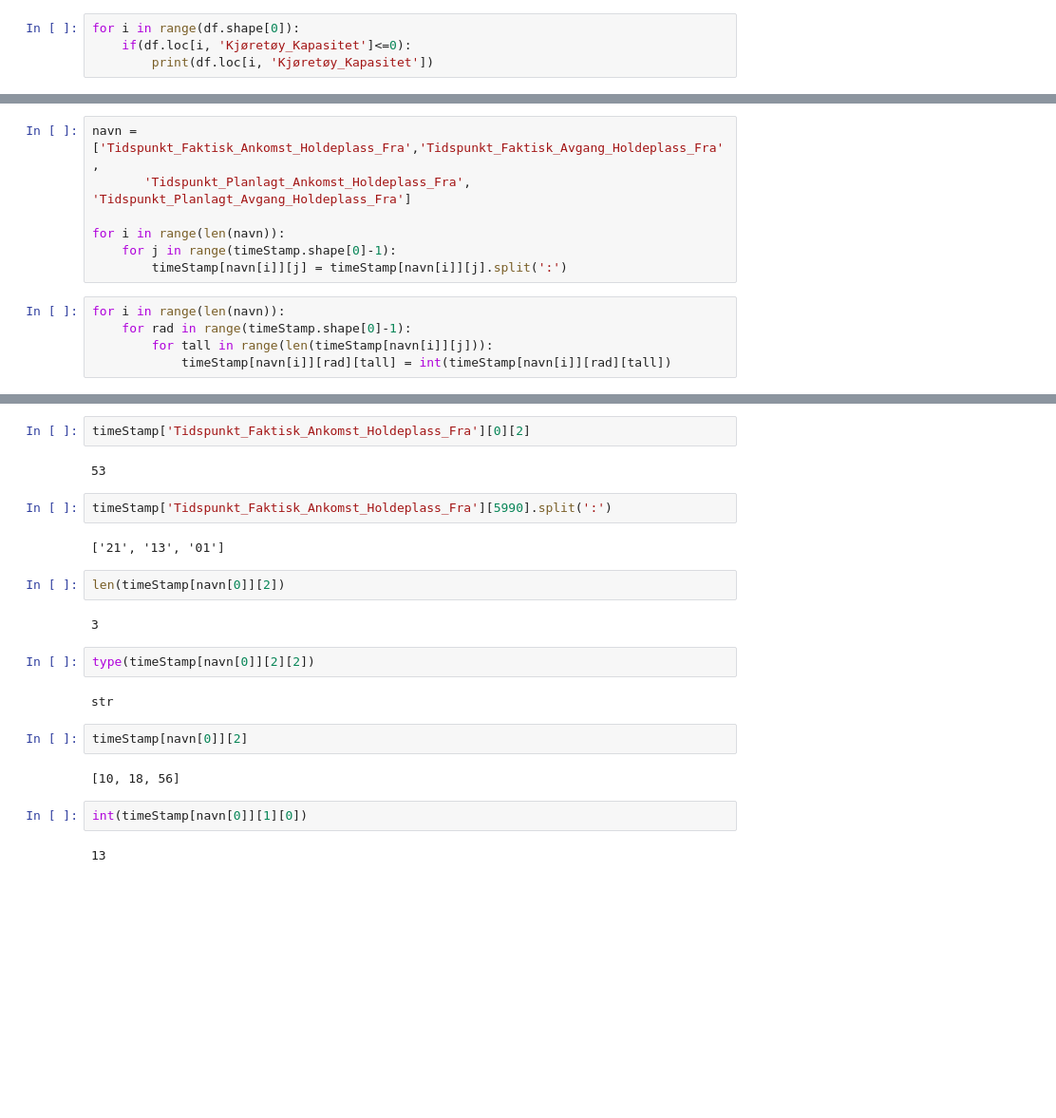
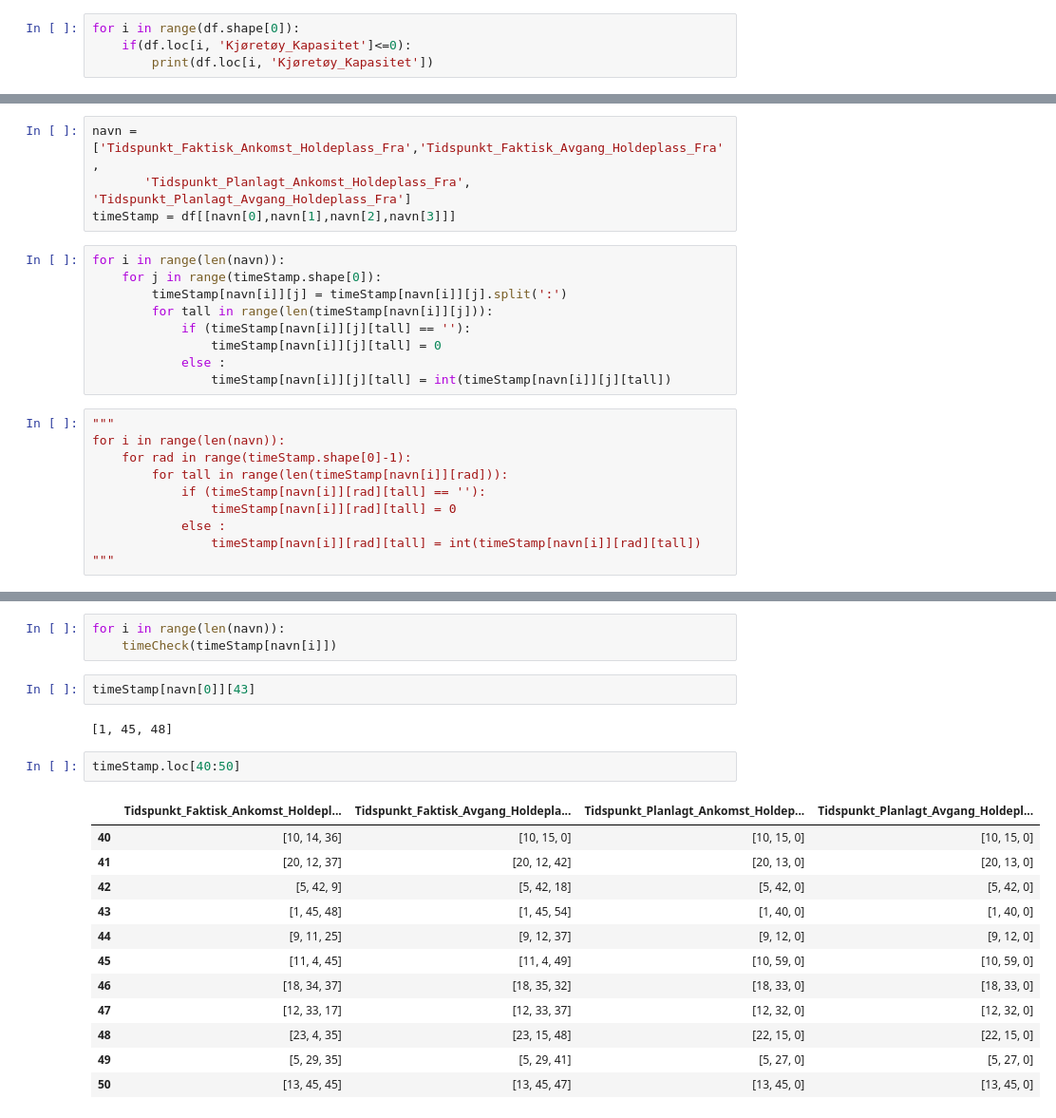
Before and after one commit to Kenn3Th/DAVE3625, a Jupyter notebook: Assignment_1/testing.ipynb, the cells around one changed output, grey strips where cells are left out. Shown at 95% size. Drawn from its saved outputs; the diff is of its cells as text; blank space fills up the shorter version.

```diff
--- a/Assignment_1/testing.ipynb
+++ b/Assignment_1/testing.ipynb
@@ -326,12 +322,23 @@ timeStamp = df[['Tidspunkt_Faktisk_Ankomst_Holdeplass_Fra','Tidspunkt_Faktisk_Av
+# %%
+navn = ['Tidspunkt_Faktisk_Ankomst_Holdeplass_Fra','Tidspunkt_Faktisk_Avgang_Holdeplass_Fra',
+       'Tidspunkt_Planlagt_Ankomst_Holdeplass_Fra', 'Tidspunkt_Planlagt_Avgang_Holdeplass_Fra']
+timeStamp = df[[navn[0],navn[1],navn[2],navn[3]]]
 # %%
-navn = ['Tidspunkt_Faktisk_Ankomst_Holdeplass_Fra','Tidspunkt_Faktisk_Avgang_Holdeplass_Fra',
-       'Tidspunkt_Planlagt_Ankomst_Holdeplass_Fra', 'Tidspunkt_Planlagt_Avgang_Holdeplass_Fra']
-
 for i in range(len(navn)):
-    for j in range(timeStamp.shape[0]-1):
+    for j in range(timeStamp.shape[0]):
         timeStamp[navn[i]][j] = timeStamp[navn[i]][j].split(':')
+        for tall in range(len(timeStamp[navn[i]][j])):
+            if (timeStamp[navn[i]][j][tall] == ''):
+                timeStamp[navn[i]][j][tall] = 0
+            else :
+                timeStamp[navn[i]][j][tall] = int(timeStamp[navn[i]][j][tall])
 # %%
+"""
 for i in range(len(navn)):
     for rad in range(timeStamp.shape[0]-1):
-        for tall in range(len(timeStamp[navn[i]][j])):
-            timeStamp[navn[i]][rad][tall] = int(timeStamp[navn[i]][rad][tall])
+        for tall in range(len(timeStamp[navn[i]][rad])):
+            if (timeStamp[navn[i]][rad][tall] == ''):
+                timeStamp[navn[i]][rad][tall] = 0
+            else :
+                timeStamp[navn[i]][rad][tall] = int(timeStamp[navn[i]][rad][tall])
+"""
@@ -340,24 +364,22 @@ ValueError: invalid literal for int() with base 10: ''
+# %%
+for i in range(len(navn)):
+    timeCheck(timeStamp[navn[i]])
 # %%
-timeStamp['Tidspunkt_Faktisk_Ankomst_Holdeplass_Fra'][0][2]
+timeStamp[navn[0]][43]
 # %% [output]
-53
+[1, 45, 48]
-# %%
-timeStamp['Tidspunkt_Faktisk_Ankomst_Holdeplass_Fra'][5990].split(':')
-# %% [output]
-['21', '13', '01']
-# %%
-len(timeStamp[navn[0]][2])
-# %% [output]
-3
-# %%
-type(timeStamp[navn[0]][2][2])
-# %% [output]
-str
-# %%
-timeStamp[navn[0]][2]
-# %% [output]
-[10, 18, 56]
-# %%
-int(timeStamp[navn[0]][1][0])
-# %% [output]
-13
+# %%
+timeStamp.loc[40:50]
+# %% [output]
+|  | Tidspunkt_Faktisk_Ankomst_Holdepl... | Tidspunkt_Faktisk_Avgang_Holdepla... | Tidspunkt_Planlagt_Ankomst_Holdep... | Tidspunkt_Planlagt_Avgang_Holdepl... |
+| 40 | [10, 14, 36] | [10, 15, 0] | [10, 15, 0] | [10, 15, 0] |
+| 41 | [20, 12, 37] | [20, 12, 42] | [20, 13, 0] | [20, 13, 0] |
+| 42 | [5, 42, 9] | [5, 42, 18] | [5, 42, 0] | [5, 42, 0] |
+| 43 | [1, 45, 48] | [1, 45, 54] | [1, 40, 0] | [1, 40, 0] |
+| 44 | [9, 11, 25] | [9, 12, 37] | [9, 12, 0] | [9, 12, 0] |
+| 45 | [11, 4, 45] | [11, 4, 49] | [10, 59, 0] | [10, 59, 0] |
+| 46 | [18, 34, 37] | [18, 35, 32] | [18, 33, 0] | [18, 33, 0] |
+| 47 | [12, 33, 17] | [12, 33, 37] | [12, 32, 0] | [12, 32, 0] |
+| 48 | [23, 4, 35] | [23, 15, 48] | [22, 15, 0] | [22, 15, 0] |
+| 49 | [5, 29, 35] | [5, 29, 41] | [5, 27, 0] | [5, 27, 0] |
+| 50 | [13, 45, 45] | [13, 45, 47] | [13, 45, 0] | [13, 45, 0] |
```
Also changed, not shown: parts of 7 cells of this notebook.
